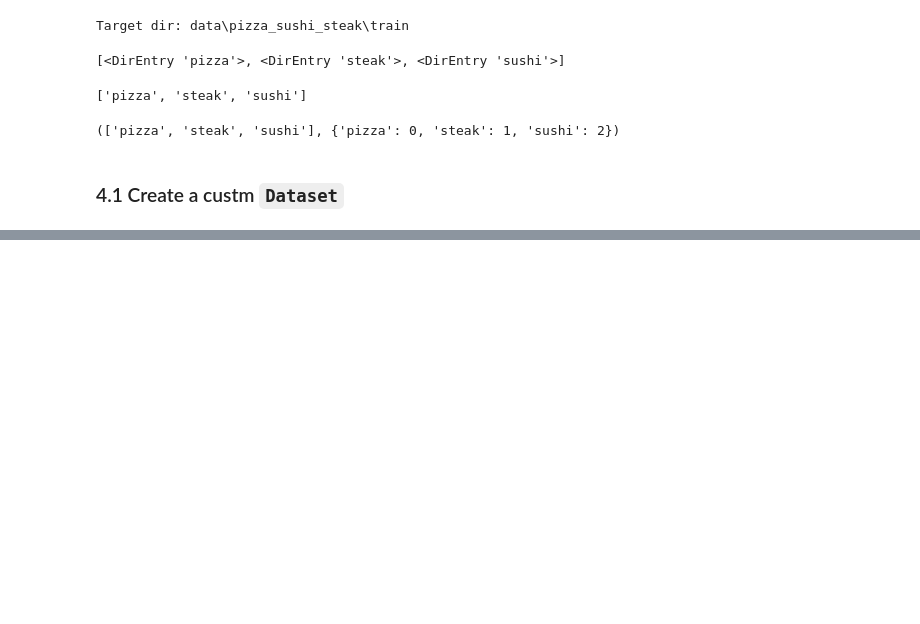
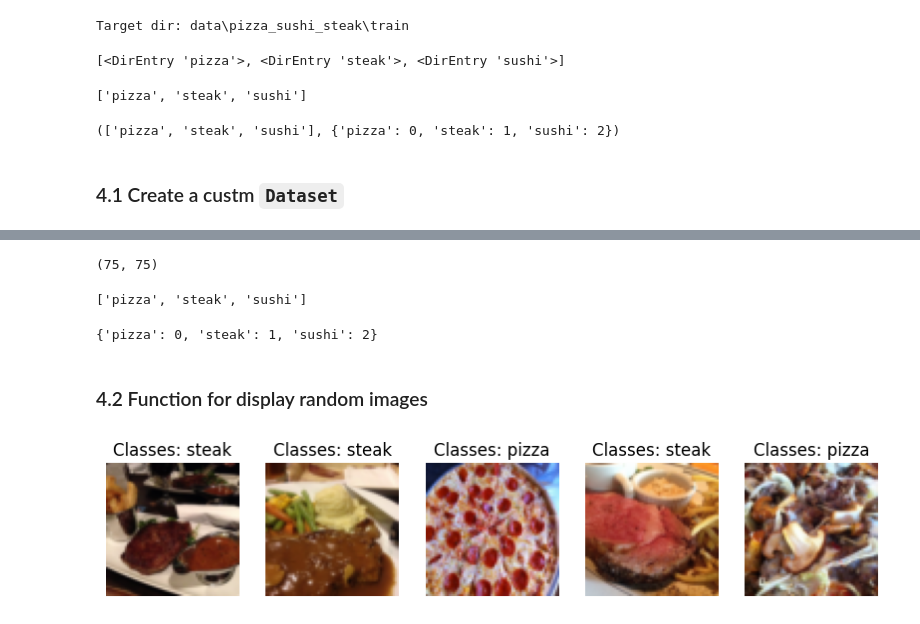
Before and after one commit to MahdiAmrollahi/pytorch-ZTM, a Jupyter notebook: 04_pytorch_custom_dataset.ipynb, the cells around one changed output, grey strips where cells are left out. Drawn from its saved outputs; the diff is of its cells as text; code cells hidden in the pictures; blank space fills up the shorter version.

Commit message:
random visualize data custom

```diff
--- a/04_pytorch_custom_dataset.ipynb
+++ b/04_pytorch_custom_dataset.ipynb
@@ -309,0 +339,47 @@ class ImageFolderCustom(Dataset):
+# %%
+len(test_data), len(test_data_custom)
+# %% [output]
+(75, 75)
+# %%
+train_data_custom.classes
+# %% [output]
+['pizza', 'steak', 'sushi']
+# %%
+train_data_custom.class_to_idx
+# %% [output]
+{'pizza': 0, 'steak': 1, 'sushi': 2}
+# %% [markdown]
+### 4.2 Function for display random images
+# %%
+def display_random_images(dataset: torch.utils.data.Dataset,
+                            classes: list[str] = None,
+                            n :int = 10,
+                            seed: int = None):
+    if n > 10:
+        n = 10
+
+    if seed:
+        random.seed(seed)
+
+    random_sample_idx = random.sample(range(len(dataset)), k=n)
+
+    fig, axes = plt.subplots(1, n, figsize=(10,8))
+
+    for i, targ_sample in enumerate(random_sample_idx):
+        targ_image, targ_label = dataset[targ_sample]
+
+        targ_image_adjust = targ_image.permute(1, 2, 0)
+
+        axes[i].imshow(targ_image_adjust)
+        axes[i].axis('off')
+        if classes :
+            title = f"Classes: {classes[targ_label]}"
+        axes[i].set_title(title)
+# %%
+# Display random images from train_data
+display_random_images(train_data,
+                        n=5,
+                        classes=class_names,
+                        seed=None)
+# %% [output]
+[figure, added]
```
Also changed, not shown: parts of 5 cells of this notebook.
